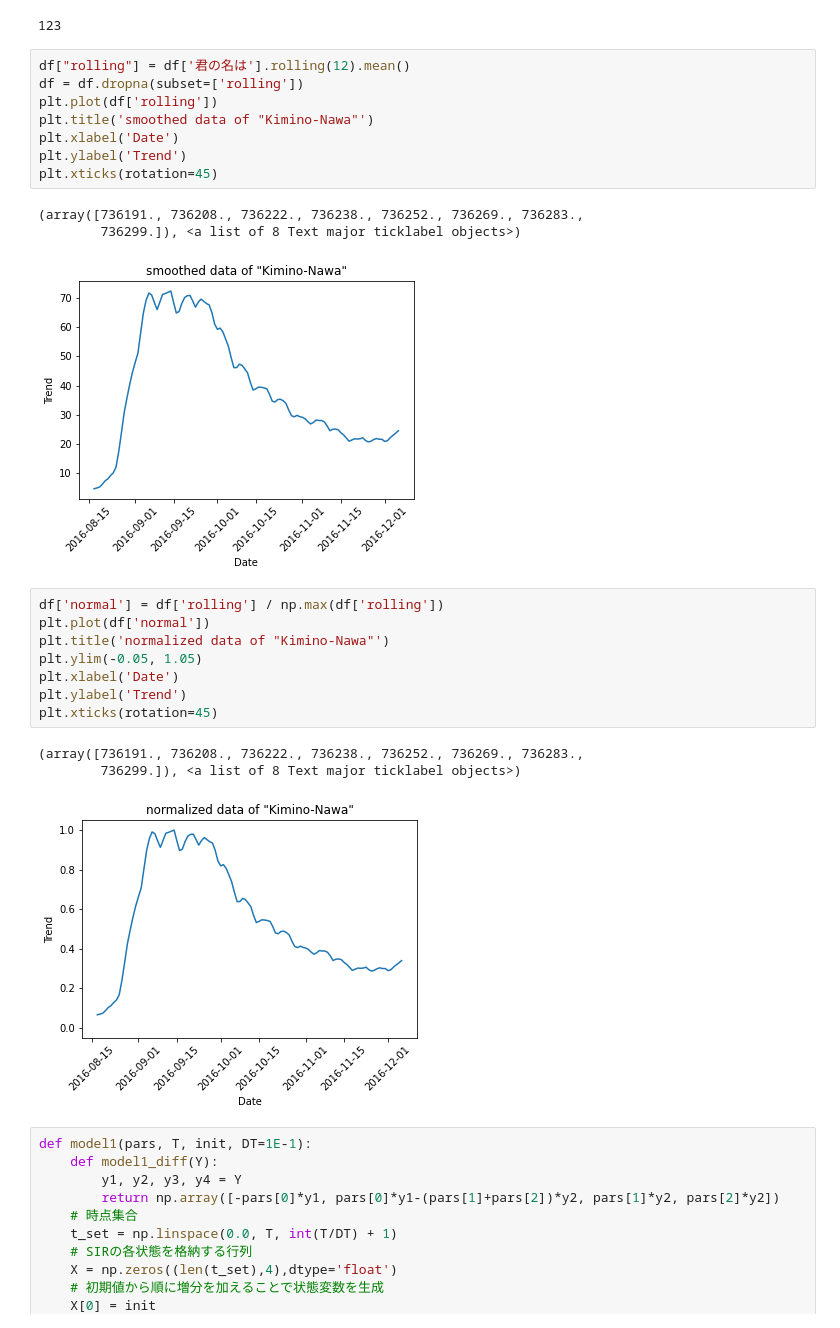
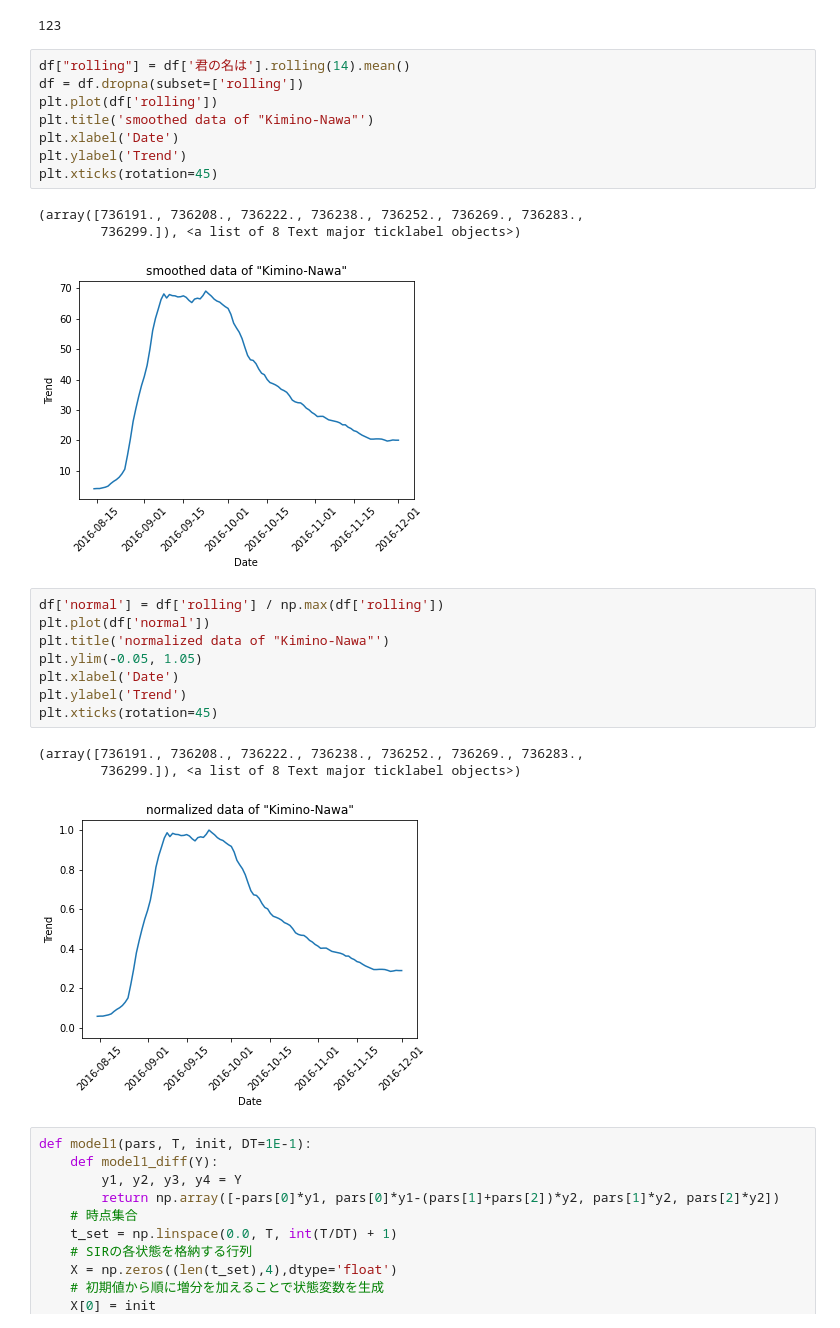
Before and after one commit to ShuichiroTsuda/TrendModel, a Jupyter notebook: TrendModel(君の名は).ipynb, the cells around one changed output. Cells and saved outputs as stored; diff of their text form.

```diff
--- a/TrendModel(君の名は).ipynb
+++ b/TrendModel(君の名は).ipynb
@@ -47,17 +47,17 @@ len(df)
 # %% [output]
 123
 # %%
-df["rolling"] = df['君の名は'].rolling(12).mean()
+df["rolling"] = df['君の名は'].rolling(14).mean()
 df = df.dropna(subset=['rolling'])
 plt.plot(df['rolling'])
 plt.title('smoothed data of "Kimino-Nawa"')
 plt.xlabel('Date')
 plt.ylabel('Trend')
 plt.xticks(rotation=45)
 # %% [output]
 (array([736191., 736208., 736222., 736238., 736252., 736269., 736283.,
         736299.]), <a list of 8 Text major ticklabel objects>)
-[figure, old version]
+[figure, new version]
 # %%
 df['normal'] = df['rolling'] / np.max(df['rolling'])
 plt.plot(df['normal'])
@@ -69,7 +69,7 @@ plt.xticks(rotation=45)
 # %% [output]
 (array([736191., 736208., 736222., 736238., 736252., 736269., 736283.,
         736299.]), <a list of 8 Text major ticklabel objects>)
-[figure, old version]
+[figure, new version]
 # %%
 def model1(pars, T, init, DT=1E-1):
     def model1_diff(Y):
```
Also changed, not shown: parts of 9 cells of this notebook.
